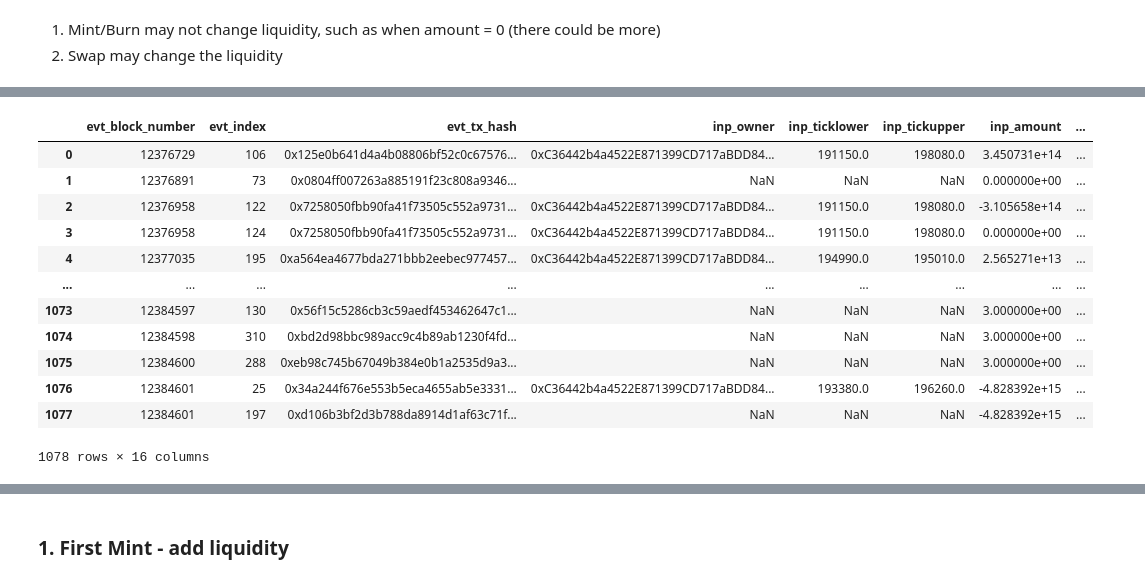
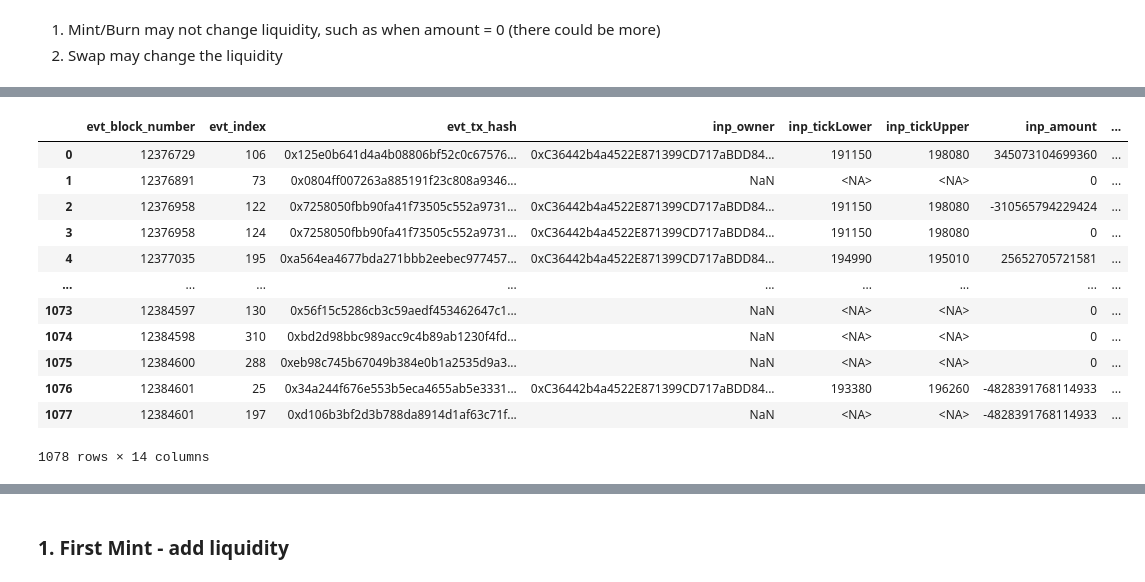
Before and after one commit to credmark/credmark-models-notebook, a Jupyter notebook: uniswap/v3-liquidity.ipynb, the cells around one changed output, grey strips where cells are left out. Cells and saved outputs as stored; diff of their text form; code cells hidden in the pictures.

```diff
--- a/uniswap/v3-liquidity.ipynb
+++ b/uniswap/v3-liquidity.ipynb
@@ -117,6 +115,7 @@ True
 # %%
 df_mint_sel = (df_mint
-    [['evt_block_number', 'evt_index', 'evt_tx_hash', 'inp_owner', 'inp_ticklower', 'inp_tickupper', 'inp_amount', 'inp_amount0', 'inp_amount1']]
+    [['evt_block_number', 'evt_index', 'evt_tx_hash', 'inp_owner', 'inp_tickLower', 'inp_tickUpper', 'inp_amount', 'inp_amount0', 'inp_amount1']]
+    .assign(inp_amount1 = lambda x: x.inp_amount1.apply(int))
 )
 df_mint_sel
 # %% [output]
@@ -139,7 +138,7 @@ df_mint_sel
 | 45 | 12383634 | 56 | 0xacafb62229665a8632021d94bc7bd36... | 0xC36442b4a4522E871399CD717aBDD84... | 194590 | 195170 | 8793618319213550 | ... |
 # %%
 df_burn_sel = (df_burn
-    [['evt_block_number', 'evt_index', 'evt_tx_hash', 'inp_owner', 'inp_ticklower', 'inp_tickupper', 'inp_amount', 'inp_amount0', 'inp_amount1']]
+    [['evt_block_number', 'evt_index', 'evt_tx_hash', 'inp_owner', 'inp_tickLower', 'inp_tickUpper', 'inp_amount', 'inp_amount0', 'inp_amount1']]
     .assign(inp_amount=lambda x: -x.inp_amount,
             inp_amount0=lambda x: -x.inp_amount0,
             inp_amount1=lambda x: -x.inp_amount1)
@@ -183,16 +198,19 @@ df_burn_sel
 df_swap_sel = (
     df_swap
         [['evt_block_number', 'evt_index', 'evt_tx_hash', 'inp_recipient', 'inp_liquidity', 'inp_amount0', 'inp_amount1', 'inp_tick']]
+        .assign(inp_amount1 = lambda x: x.inp_amount1.apply(int))
         .sort_values(['evt_block_number', 'evt_index'])
         .reset_index(drop=True)
 )
+
+# add inp_amount as the impact to liquidity from Swaps (summed up per block)
+df_swap_sel = df_swap_sel.assign(inp_amount=int(0))
 
 evt_block_number = None
 for n,r in df_swap_sel.iterrows():
     tick_info = context.models(r.evt_block_number-1).jit.liquidity()
     liquidity_diff_block = r.inp_liquidity - tick_info['liquidity']
 
-    # Obtain the impact to liquidity from Swaps (summed up per block)
     if evt_block_number is None or evt_block_number != r.evt_block_number:
         evt_block_number = r.evt_block_number
         df_swap_sel.loc[n, 'inp_amount'] = liquidity_diff_block
@@ -219,27 +271,24 @@ df_swap_sel
 # %%
 df_mint_burn_swap = (
-    pd.concat([df_mint_sel.assign(evt_type='mint'),
-               df_burn_sel.assign(evt_type='burn'),
-               df_swap_sel.assign(evt_type='swap')])
+    pd.concat([df_mint_sel.assign(evt_type='mint', inp_liquidity=pd.NA, inp_tick=pd.NA),
+               df_burn_sel.assign(evt_type='burn', inp_liquidity=pd.NA, inp_tick=pd.NA),
+               df_swap_sel.assign(evt_type='swap', inp_tickLower=pd.NA, inp_tickUpper=pd.NA)])
     .sort_values(['evt_block_number', 'evt_index'])
     .reset_index(drop=True)
-    .assign(liquidity = lambda x: x.inp_amount.cumsum().apply(Decimal),
-            inp_liquidity = lambda x: x.inp_liquidity.apply(Decimal),
-            amount0 = lambda x: x.inp_amount0.cumsum(),
-            amount1 = lambda x: x.inp_amount1.cumsum())
-)
+    .assign(liquidity = lambda x: x.inp_amount.cumsum())
+    )
 df_mint_burn_swap
 # %% [output]
-|  | evt_block_number | evt_index | evt_tx_hash | inp_owner | inp_ticklower | inp_tickupper | inp_amount | ... |
-| 0 | 12376729 | 106 | 0x125e0b641d4a4b08806bf52c0c67576... | 0xC36442b4a4522E871399CD717aBDD84... | 191150.0 | 198080.0 | 3.450731e+14 | ... |
-| 1 | 12376891 | 73 | 0x0804ff007263a885191f23c808a9346... | NaN | NaN | NaN | 0.000000e+00 | ... |
-| 2 | 12376958 | 122 | 0x7258050fbb90fa41f73505c552a9731... | 0xC36442b4a4522E871399CD717aBDD84... | 191150.0 | 198080.0 | -3.105658e+14 | ... |
-| 3 | 12376958 | 124 | 0x7258050fbb90fa41f73505c552a9731... | 0xC36442b4a4522E871399CD717aBDD84... | 191150.0 | 198080.0 | 0.000000e+00 | ... |
-| 4 | 12377035 | 195 | 0xa564ea4677bda271bbb2eebec977457... | 0xC36442b4a4522E871399CD717aBDD84... | 194990.0 | 195010.0 | 2.565271e+13 | ... |
+|  | evt_block_number | evt_index | evt_tx_hash | inp_owner | inp_tickLower | inp_tickUpper | inp_amount | ... |
+| 0 | 12376729 | 106 | 0x125e0b641d4a4b08806bf52c0c67576... | 0xC36442b4a4522E871399CD717aBDD84... | 191150 | 198080 | 345073104699360 | ... |
+| 1 | 12376891 | 73 | 0x0804ff007263a885191f23c808a9346... | NaN | <NA> | <NA> | 0 | ... |
+| 2 | 12376958 | 122 | 0x7258050fbb90fa41f73505c552a9731... | 0xC36442b4a4522E871399CD717aBDD84... | 191150 | 198080 | -310565794229424 | ... |
+| 3 | 12376958 | 124 | 0x7258050fbb90fa41f73505c552a9731... | 0xC36442b4a4522E871399CD717aBDD84... | 191150 | 198080 | 0 | ... |
+| 4 | 12377035 | 195 | 0xa564ea4677bda271bbb2eebec977457... | 0xC36442b4a4522E871399CD717aBDD84... | 194990 | 195010 | 25652705721581 | ... |
 | ... | ... | ... | ... | ... | ... | ... | ... | ... |
-| 1073 | 12384597 | 130 | 0x56f15c5286cb3c59aedf453462647c1... | NaN | NaN | NaN | 3.000000e+00 | ... |
-| 1074 | 12384598 | 310 | 0xbd2d98bbc989acc9c4b89ab1230f4fd... | NaN | NaN | NaN | 3.000000e+00 | ... |
-| 1075 | 12384600 | 288 | 0xeb98c745b67049b384e0b1a2535d9a3... | NaN | NaN | NaN | 3.000000e+00 | ... |
-| 1076 | 12384601 | 25 | 0x34a244f676e553b5eca4655ab5e3331... | 0xC36442b4a4522E871399CD717aBDD84... | 193380.0 | 196260.0 | -4.828392e+15 | ... |
-| 1077 | 12384601 | 197 | 0xd106b3bf2d3b788da8914d1af63c71f... | NaN | NaN | NaN | -4.828392e+15 | ... |
+| 1073 | 12384597 | 130 | 0x56f15c5286cb3c59aedf453462647c1... | NaN | <NA> | <NA> | 0 | ... |
+| 1074 | 12384598 | 310 | 0xbd2d98bbc989acc9c4b89ab1230f4fd... | NaN | <NA> | <NA> | 0 | ... |
+| 1075 | 12384600 | 288 | 0xeb98c745b67049b384e0b1a2535d9a3... | NaN | <NA> | <NA> | 0 | ... |
+| 1076 | 12384601 | 25 | 0x34a244f676e553b5eca4655ab5e3331... | 0xC36442b4a4522E871399CD717aBDD84... | 193380 | 196260 | -4828391768114933 | ... |
+| 1077 | 12384601 | 197 | 0xd106b3bf2d3b788da8914d1af63c71f... | NaN | <NA> | <NA> | -4828391768114933 | ... |
-1078 rows × 16 columns
+1078 rows × 14 columns
```
Also changed, not shown: parts of 29 cells of this notebook, 15 other files.
